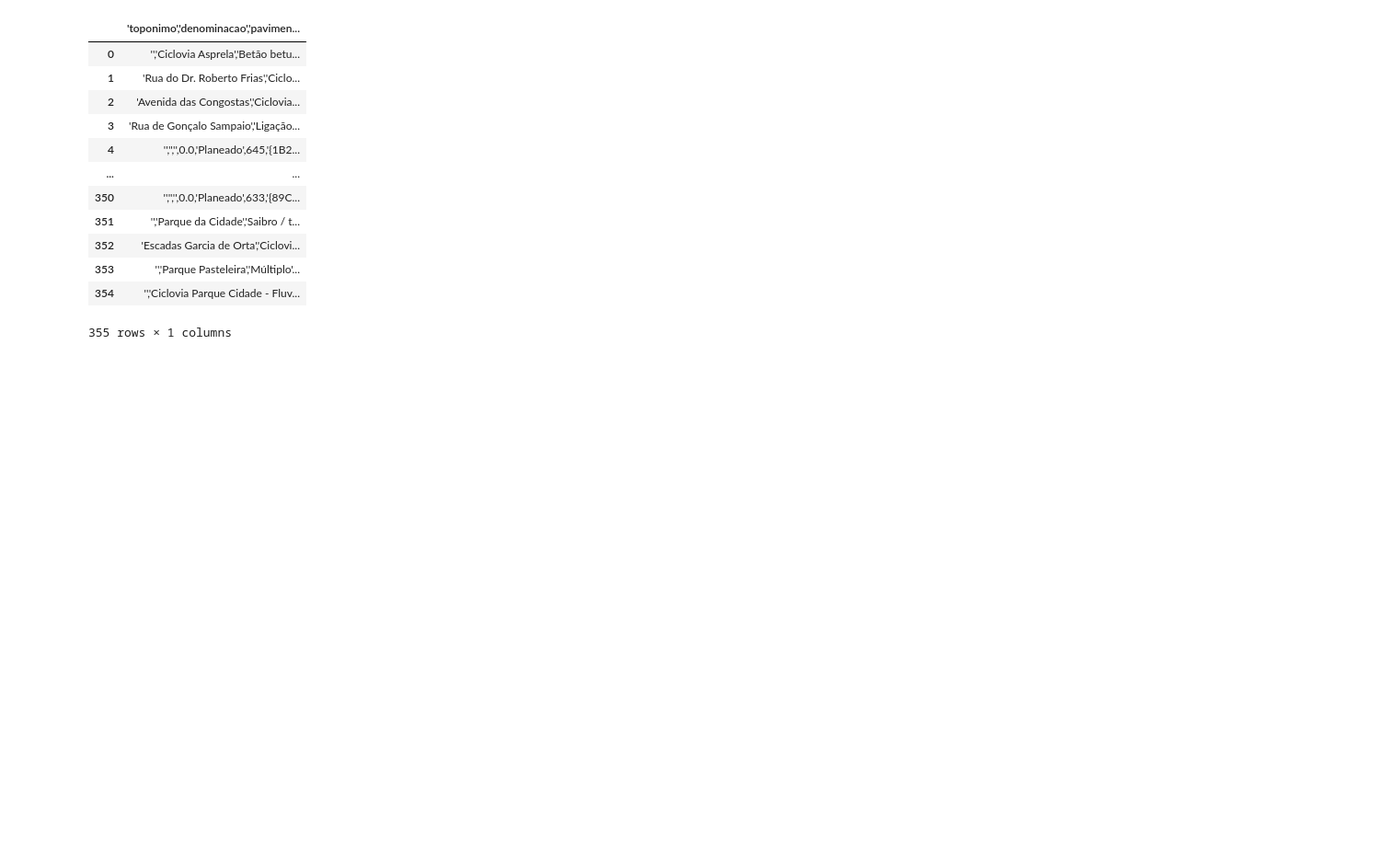
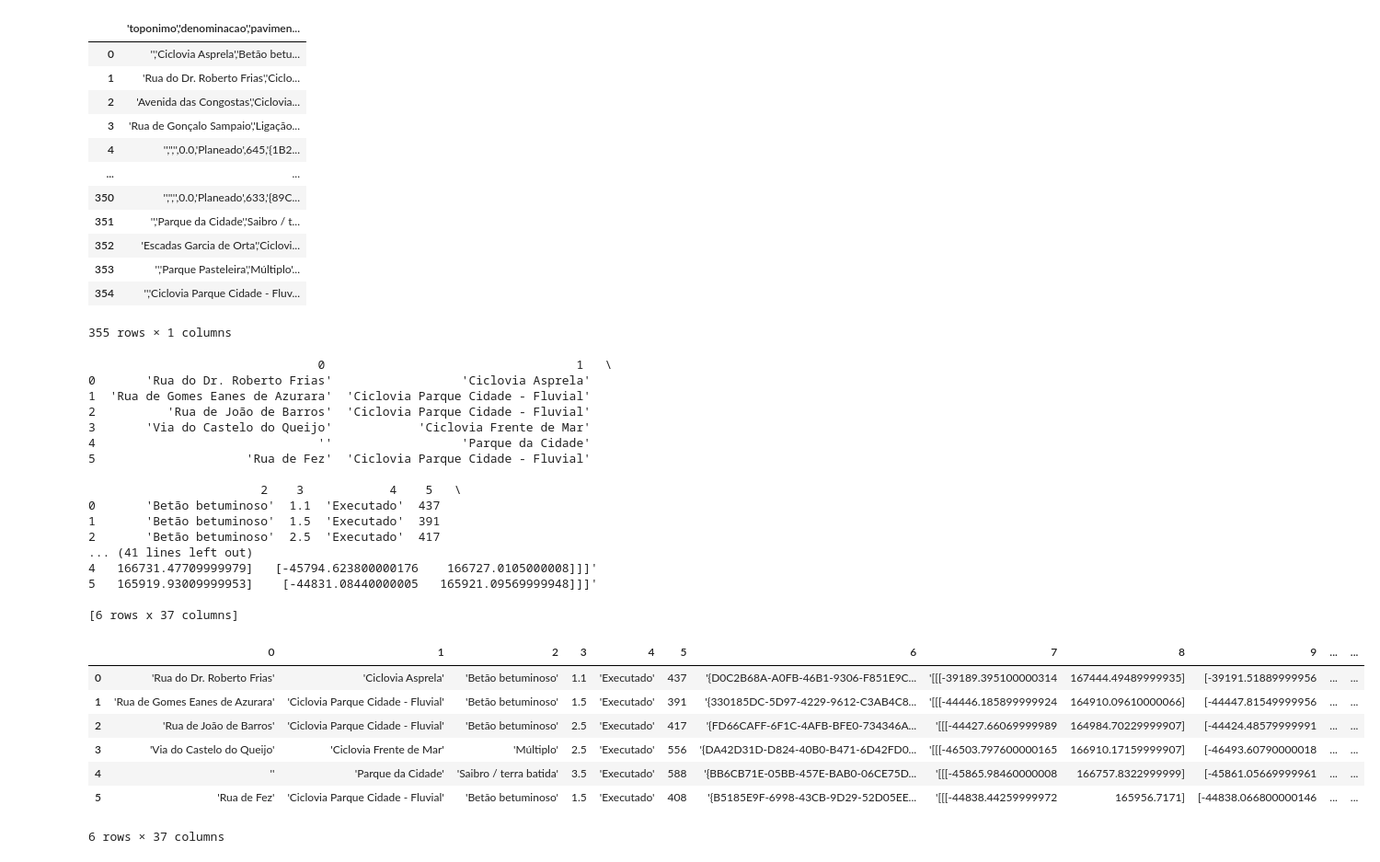
Before and after one commit to jotavare/hackacity-2023, a Jupyter notebook: source/example.ipynb, the cells around one changed output. Shown at 92% size. Cells and saved outputs as stored; diff of their text form; code cells hidden in the pictures; blank space fills up the shorter version.

```diff
--- a/source/example.ipynb
+++ b/source/example.ipynb
@@ -184,3 +184,59 @@ display(data)
 | 353 | '','Parque Pasteleira','Múltiplo'... |
 | 354 | '','Ciclovia Parque Cidade - Fluv... |
 355 rows × 1 columns
+# %%
+import csv
+import pandas as pd
+import requests
+from io import StringIO
+
+url = "https://opendata.porto.digital/dataset/d23a2bca-ffe5-43d0-954a-7b5e90167289/resource/61961146-c116-4b40-83e1-f4391c6cb485/download/ext-ciclovias.csv"
+
+response = requests.get(url)
+if response.status_code == 200:
+    # Decode the content to a string and split lines
+    decoded_content = response.content.decode('utf-8')
+    lines = decoded_content.splitlines()
+
+    # Using csv.reader to skip lines with too many fields
+    data = []
+    for line in csv.reader(lines):
+        if len(line) == 37:  # Adjust this number according to your data
+            data.append(line)
+
+    # Convert list of lists to a pandas DataFrame
+    df = pd.DataFrame(data)
+    # Optionally, you might want to set column names if they are available separately
+
+    # Display the DataFrame
+    print(df)
+else:
+    print("Failed to fetch data")
+
+display(df)
+# %% [output]
+                                0                                   1   \
+0       'Rua do Dr. Roberto Frias'                  'Ciclovia Asprela'
+1  'Rua de Gomes Eanes de Azurara'  'Ciclovia Parque Cidade - Fluvial'
+2          'Rua de João de Barros'  'Ciclovia Parque Cidade - Fluvial'
+3       'Via do Castelo do Queijo'            'Ciclovia Frente de Mar'
+4                               ''                  'Parque da Cidade'
+5                     'Rua de Fez'  'Ciclovia Parque Cidade - Fluvial'
+
+                        2    3            4    5   \
+0       'Betão betuminoso'  1.1  'Executado'  437
+1       'Betão betuminoso'  1.5  'Executado'  391
+2       'Betão betuminoso'  2.5  'Executado'  417
+... (41 lines left out)
+4   166731.47709999979]   [-45794.623800000176    166727.0105000008]]]'
+5   165919.93009999953]    [-44831.08440000005   165921.09569999948]]]'
+
+[6 rows x 37 columns]
+|  | 0 | 1 | 2 | 3 | 4 | 5 | 6 | 7 | 8 | 9 | ... | ... |
+| 0 | 'Rua do Dr. Roberto Frias' | 'Ciclovia Asprela' | 'Betão betuminoso' | 1.1 | 'Executado' | 437 | '{D0C2B68A-A0FB-46B1-9306-F851E9C... | '[[[-39189.395100000314 | 167444.49489999935] | [-39191.51889999956 | ... | ... |
+| 1 | 'Rua de Gomes Eanes de Azurara' | 'Ciclovia Parque Cidade - Fluvial' | 'Betão betuminoso' | 1.5 | 'Executado' | 391 | '{330185DC-5D97-4229-9612-C3AB4C8... | '[[[-44446.185899999924 | 164910.09610000066] | [-44447.81549999956 | ... | ... |
+| 2 | 'Rua de João de Barros' | 'Ciclovia Parque Cidade - Fluvial' | 'Betão betuminoso' | 2.5 | 'Executado' | 417 | '{FD66CAFF-6F1C-4AFB-BFE0-734346A... | '[[[-44427.66069999989 | 164984.70229999907] | [-44424.48579999991 | ... | ... |
+| 3 | 'Via do Castelo do Queijo' | 'Ciclovia Frente de Mar' | 'Múltiplo' | 2.5 | 'Executado' | 556 | '{DA42D31D-D824-40B0-B471-6D42FD0... | '[[[-46503.797600000165 | 166910.17159999907] | [-46493.60790000018 | ... | ... |
+| 4 | '' | 'Parque da Cidade' | 'Saibro / terra batida' | 3.5 | 'Executado' | 588 | '{BB6CB71E-05BB-457E-BAB0-06CE75D... | '[[[-45865.98460000008 | 166757.8322999999] | [-45861.05669999961 | ... | ... |
+| 5 | 'Rua de Fez' | 'Ciclovia Parque Cidade - Fluvial' | 'Betão betuminoso' | 1.5 | 'Executado' | 408 | '{B5185E9F-6998-43CB-9D29-52D05EE... | '[[[-44838.44259999972 | 165956.7171] | [-44838.066800000146 | ... | ... |
+6 rows × 37 columns
```
